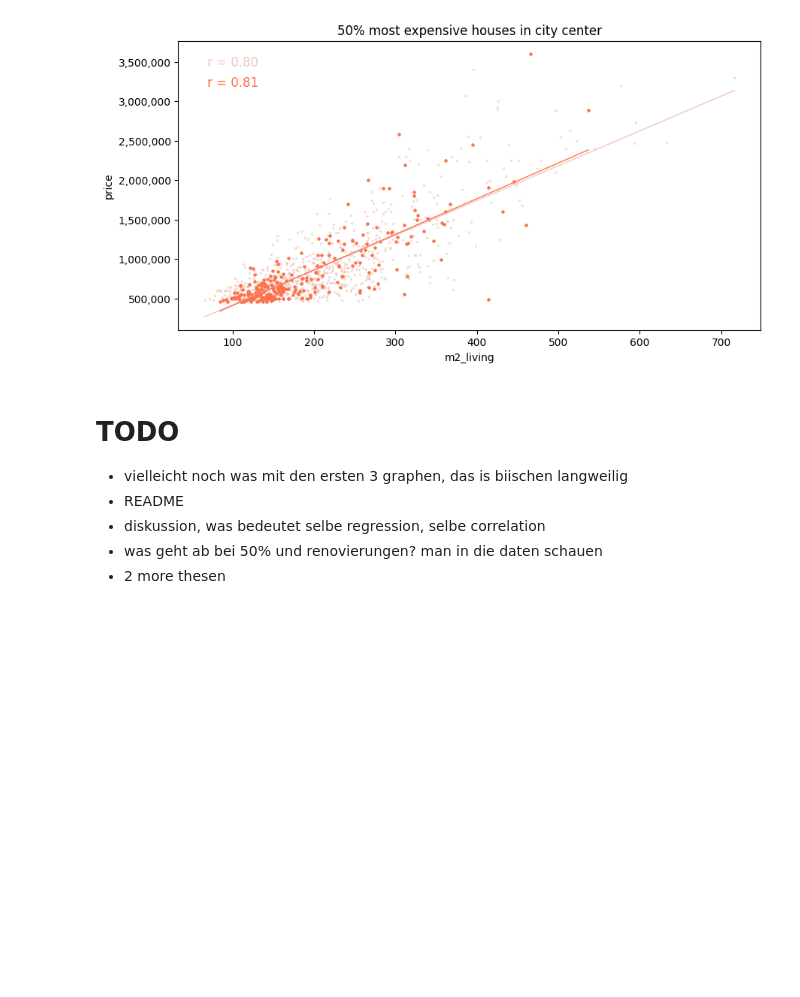
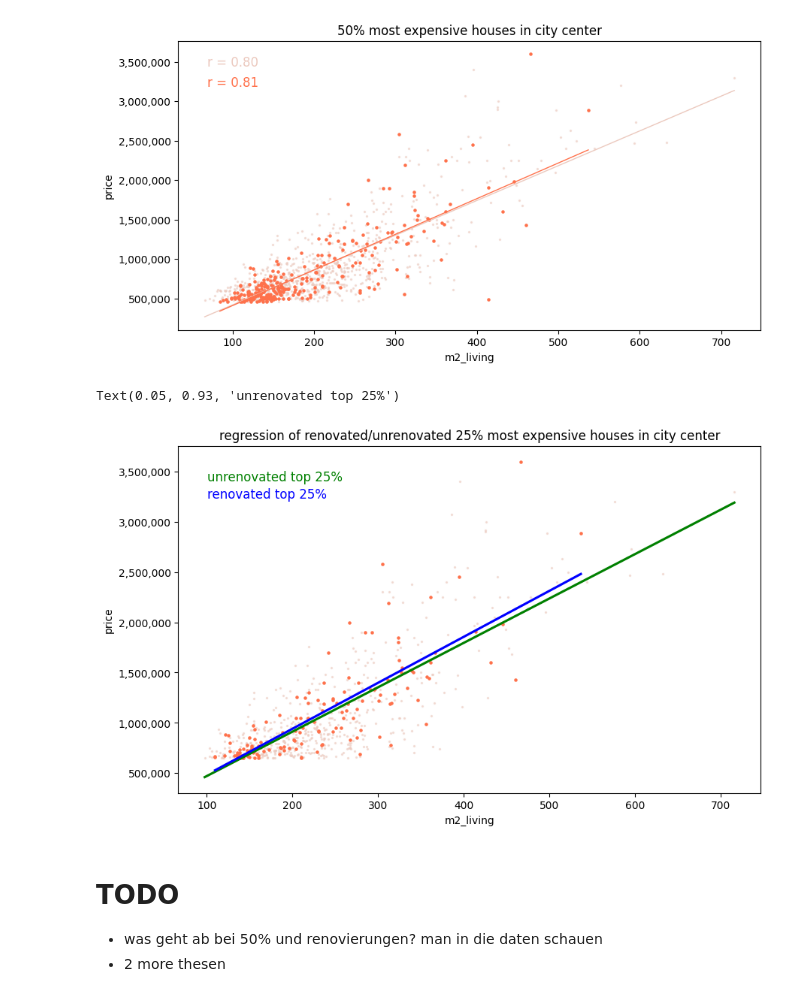
Before and after one commit to julialoeschel/eda-project-houses, a Jupyter notebook: EDA.ipynb, the cells around one changed output. Saved outputs shown, nothing was run; the diff lists cells and outputs as text; code cells hidden in the pictures; blank space fills up the shorter version.

```diff
--- a/EDA.ipynb
+++ b/EDA.ipynb
@@ -376,7 +417,7 @@ FOR OVERALL
 # drop outlier (3 Stück Ende Mai 2015)
 
 # df[(df['date'].dt.month == 5) & (df['date'].dt.day == 29)].sort_values(by="date")
-# df.drop(df[df['house_id'] == 9106000005].index, inplace=True)
+df.drop(df[df['house_id'] == 9106000005].index, inplace=True)
 df['date'] = pd.to_datetime(df['date'])
 
 
@@ -682,11 +723,54 @@ ax.yaxis.set_major_formatter(mtick.FuncFormatter(lambda x, _: f'{x:,.0f}'))
 orange_circle = mlines.Line2D([], [], color=colors["orange"], marker='o', linestyle='None', markersize=8, label='renovated houses')
 # %% [output]
 [figure]
+# %%
+import seaborn as sns
+fig, ax = plt.subplots(figsize=(10, 6))
+
+expensive_houses_in_center_area.plot(
+    kind="scatter",
+    x='m2_living',
+    y='price',
+    color=colors["beige"],
+    alpha=0.5,
+    s=2,
+    ax=ax
+)
+
+renovated_expensive_houses_in_center_area.plot(kind="scatter", x='m2_living', y='price', color=colors["orange"],alpha=1, s = 5,  ax=ax)
+
+
+sns.regplot(
+    data=expensive_houses_in_center_area,
+    x='m2_living',
+    y='price',
+    scatter=False,
+    line_kws={"color": "green"},
+    ax=ax,ci=None
+)
+
+sns.regplot(
+    data=renovated_expensive_houses_in_center_area,
+    x='m2_living',
+    y='price',
+    scatter=False,
+    line_kws={"color": "blue"},
+    ax=ax,ci=None
+)
+
+ax.yaxis.set_major_formatter(mtick.FuncFormatter(lambda x, _: f'{x:,.0f}'))
+ax.set_title('regression of renovated/unrenovated 25% most expensive houses in city center')
+
+ax.text(0.05, 0.88, "renovated top 25%", transform=ax.transAxes,
+        fontsize=12, verticalalignment='top', color="blue")
+
+ax.text(0.05, 0.93, "unrenovated top 25%", transform=ax.transAxes,
+        fontsize=12, verticalalignment='top', color="green")
+# %% [output]
+Text(0.05, 0.93, 'unrenovated top 25%')
+[figure, added]
 # %% [markdown]
 # TODO
 
-- vielleicht noch was mit den ersten 3 graphen, das is biischen langweilig
-- README
-- diskussion, was bedeutet selbe regression, selbe correlation
 - was geht ab bei 50% und renovierungen? man in die daten schauen
 - 2 more thesen
```
Also changed, not shown: parts of 5 cells of this notebook.
